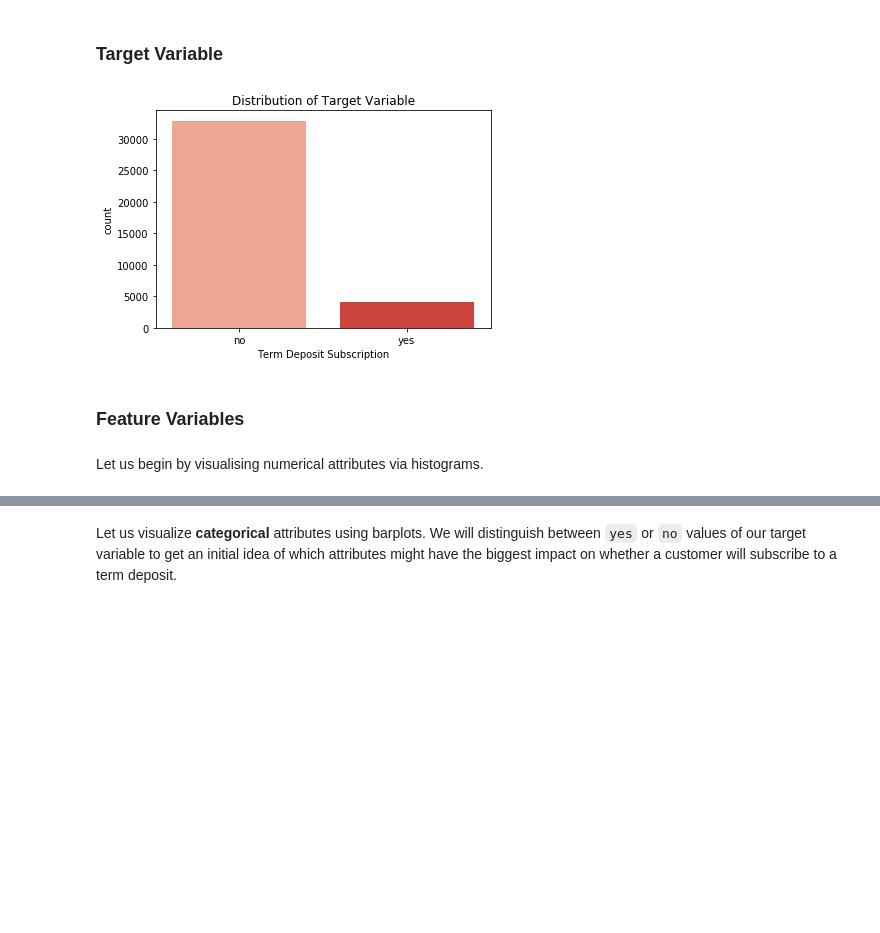
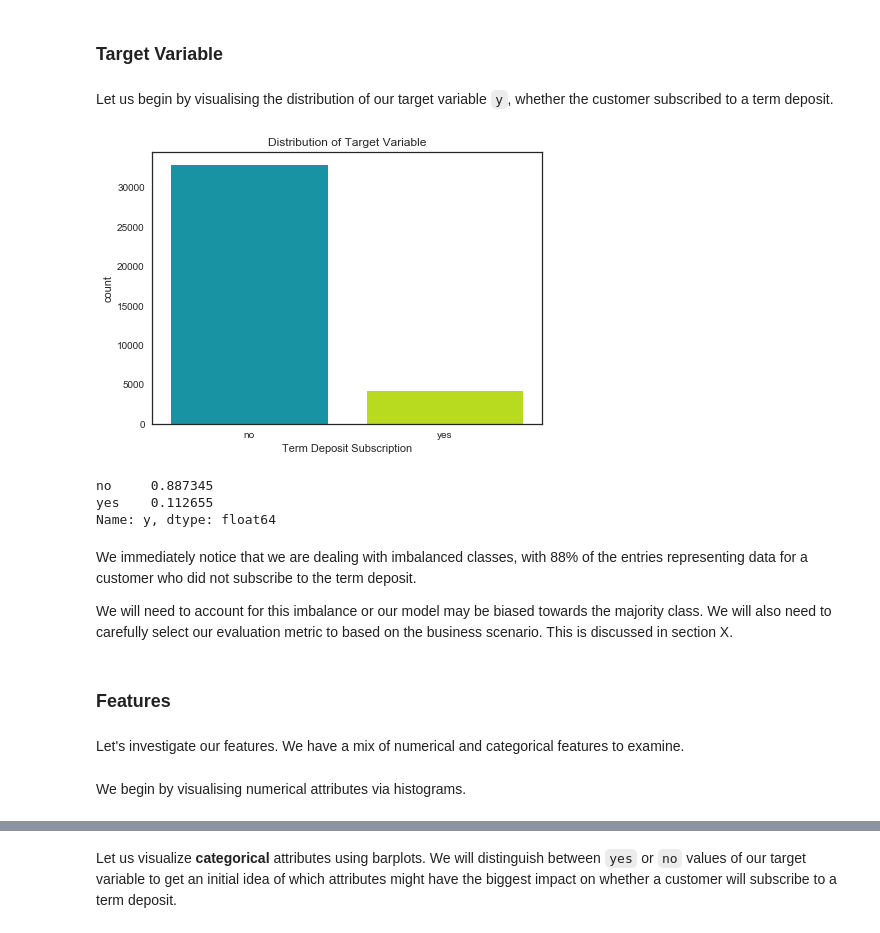
Before and after one commit to nadinezab/bank-marketing, a Jupyter notebook: bank-marketing.ipynb, the cells around one changed output, grey strips where cells are left out. Saved outputs shown, nothing was run; the diff lists cells and outputs as text; code cells hidden in the pictures; blank space fills up the shorter version.

Commit message:
Add: data exploration

```diff
--- a/bank-marketing.ipynb
+++ b/bank-marketing.ipynb
@@ -261,6 +261,9 @@ df.columns = df.columns.str.replace('.', '_')
 
 # Clean values in education
 df['education'] = df['education'].str.replace('.', '_')
+
+# Clean values in job
+df['job'] = df['job'].str.replace('.','')
 # %% [markdown]
 ### Explore Duplicates
 # %% [markdown]
@@ -288,15 +291,30 @@ Due to the small number of such entries, we will keep them as such. However it i
 ## Explore and Visualise Data
 # %% [markdown]
 ### Target Variable
+# %% [markdown]
+Let us begin by visualising the distribution of our target variable `y`, whether the customer subscribed to a term deposit.
 # %%
 # Plot distribution of y
-sns.countplot(df['y'], palette ='Reds')
+plt.figure(figsize = (7,5))
+sns.countplot(df['y'], palette ='nipy_spectral')
 plt.xlabel('Term Deposit Subscription')
 plt.title('Distribution of Target Variable')
 plt.show()
 # %% [output]
-[figure, old version]
+[figure, new version]
-# %% [markdown]
-### Feature Variables
+# %%
+df['y'].value_counts(normalize = True)
+# %% [output]
+no     0.887345
+yes    0.112655
+Name: y, dtype: float64
+# %% [markdown]
+We immediately notice that we are dealing with imbalanced classes, with 88% of the entries representing data for a customer who did not subscribe to the term deposit.
+
+We will need to account for this imbalance or our model may be biased towards the majority class. We will also need to carefully select our evaluation metric to based on the business scenario. This is discussed in section X.
+# %% [markdown]
+### Features
+# %% [markdown]
+Let's investigate our features. We have a mix of numerical and categorical features to examine.
 # %% [markdown]
-Let us begin by visualising numerical attributes via histograms.
+We begin by visualising numerical attributes via histograms.
```
Also changed, not shown: parts of 10 cells of this notebook.
